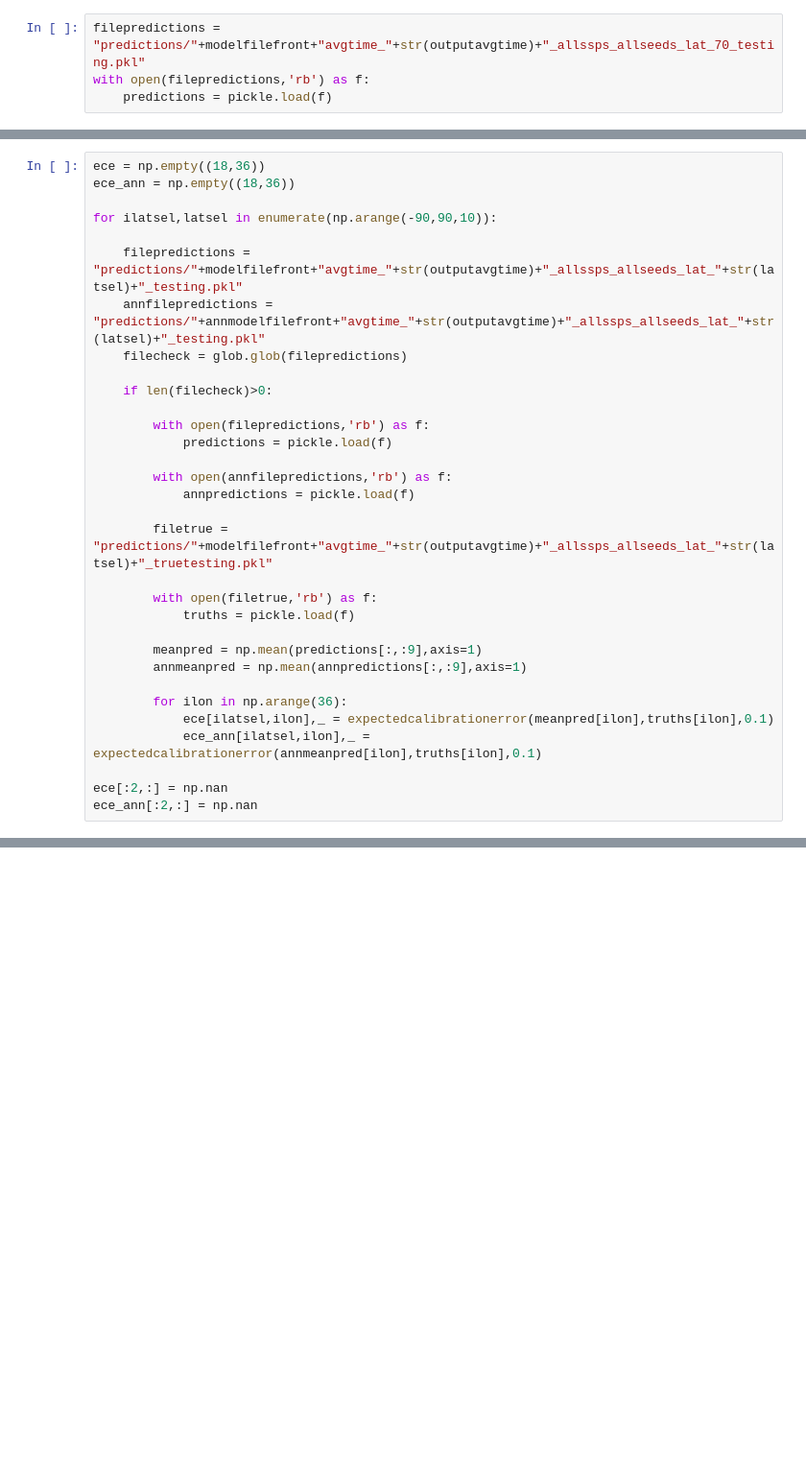
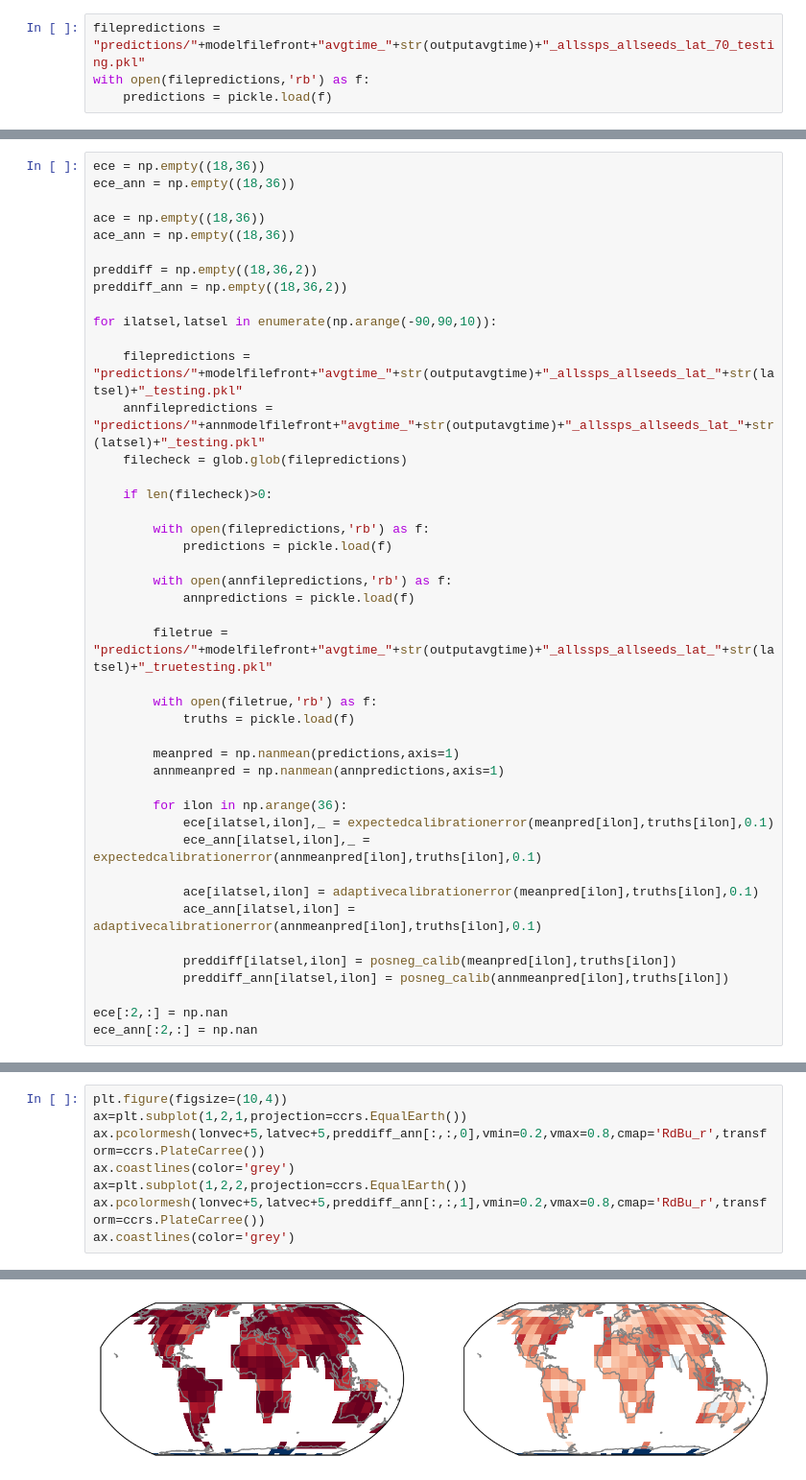
Before and after one commit to emily-gordy/predictability-emergence, a Jupyter notebook: calibration.ipynb, the cells around one changed output, grey strips where cells are left out. Shown at 96% size. Saved outputs shown, nothing was run; the diff lists cells and outputs as text; blank space fills up the shorter version.

Commit message:
calibration validationblah blah blah

```diff
--- a/calibration.ipynb
+++ b/calibration.ipynb
@@ -240,6 +295,12 @@ array([[       nan,        nan,        nan, ...,        nan,        nan,
 # %%
 ece = np.empty((18,36))
 ece_ann = np.empty((18,36))
+
+ace = np.empty((18,36))
+ace_ann = np.empty((18,36))
+
+preddiff = np.empty((18,36,2))
+preddiff_ann = np.empty((18,36,2))
 
 for ilatsel,latsel in enumerate(np.arange(-90,90,10)):
 
@@ -260,12 +321,18 @@ for ilatsel,latsel in enumerate(np.arange(-90,90,10)):
         with open(filetrue,'rb') as f:
             truths = pickle.load(f)
 
-        meanpred = np.mean(predictions[:,:9],axis=1)
-        annmeanpred = np.mean(annpredictions[:,:9],axis=1)
+        meanpred = np.nanmean(predictions,axis=1)
+        annmeanpred = np.nanmean(annpredictions,axis=1)
 
         for ilon in np.arange(36):
             ece[ilatsel,ilon],_ = expectedcalibrationerror(meanpred[ilon],truths[ilon],0.1)
             ece_ann[ilatsel,ilon],_ = expectedcalibrationerror(annmeanpred[ilon],truths[ilon],0.1)
 
+            ace[ilatsel,ilon] = adaptivecalibrationerror(meanpred[ilon],truths[ilon],0.1)
+            ace_ann[ilatsel,ilon] = adaptivecalibrationerror(annmeanpred[ilon],truths[ilon],0.1)
+
+            preddiff[ilatsel,ilon] = posneg_calib(meanpred[ilon],truths[ilon])
+            preddiff_ann[ilatsel,ilon] = posneg_calib(annmeanpred[ilon],truths[ilon])
+
 ece[:2,:] = np.nan
 ece_ann[:2,:] = np.nan
@@ -304,0 +347,9 @@ plt.plot(np.arange(0,1,0.05),np.arange(0,1,0.05))
+# %%
+plt.figure(figsize=(10,4))
+ax=plt.subplot(1,2,1,projection=ccrs.EqualEarth())
+ax.pcolormesh(lonvec+5,latvec+5,preddiff_ann[:,:,0],vmin=0.2,vmax=0.8,cmap='RdBu_r',transform=ccrs.PlateCarree())
+ax.coastlines(color='grey')
+ax=plt.subplot(1,2,2,projection=ccrs.EqualEarth())
+ax.pcolormesh(lonvec+5,latvec+5,preddiff_ann[:,:,1],vmin=0.2,vmax=0.8,cmap='RdBu_r',transform=ccrs.PlateCarree())
+ax.coastlines(color='grey')
+# %% [output]
@@ -304,0 +357 @@ plt.plot(np.arange(0,1,0.05),np.arange(0,1,0.05))
+[figure, added]
```
Also changed, not shown: parts of 22 cells of this notebook, 5 other files.
